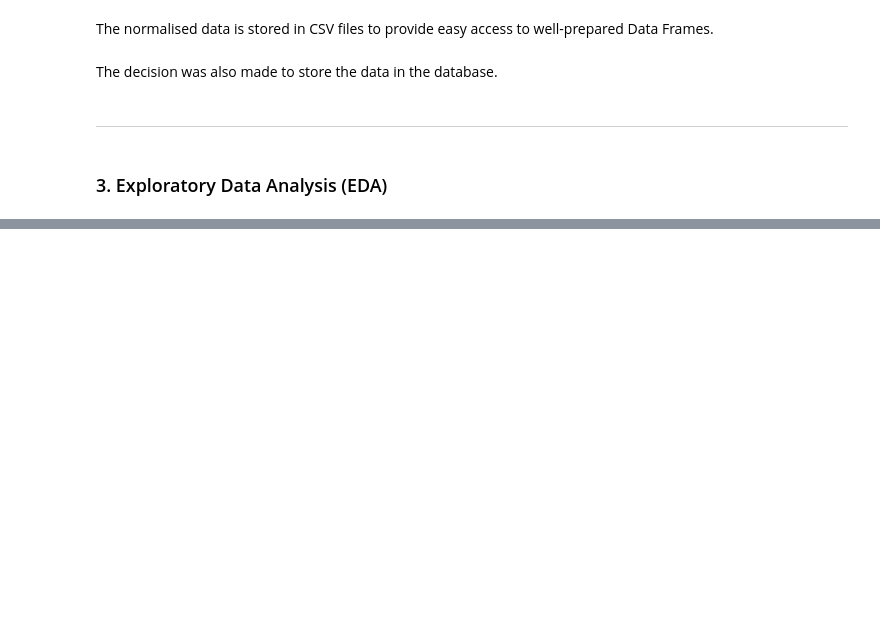
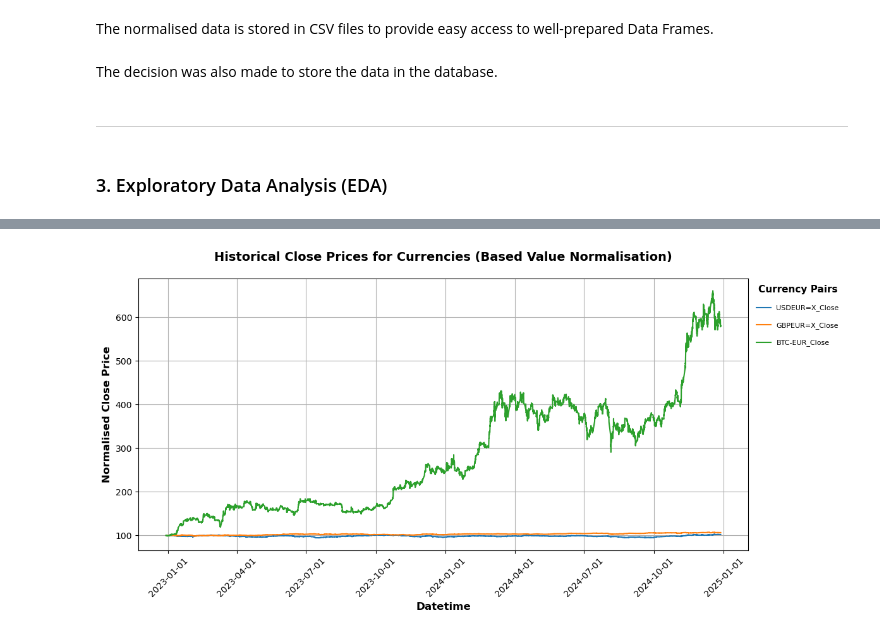
Before and after one commit to TomUszyn/PFDA-project, a Jupyter notebook: analysingCurrencyTrends.ipynb, the cells around one changed output, grey strips where cells are left out. Saved outputs shown, nothing was run; the diff lists cells and outputs as text; code cells hidden in the pictures; blank space fills up the shorter version.

```diff
--- a/analysingCurrencyTrends.ipynb
+++ b/analysingCurrencyTrends.ipynb
@@ -541,0 +558,4 @@ conn.close()
+# %%
+plotClosePrices(normalisedBasedValue2y, title='Historical Close Prices for Currencies (Based Value Normalisation)')
+# %% [output]
+[figure, added]
```
Also changed, not shown: parts of 12 cells of this notebook, 14 other files.
